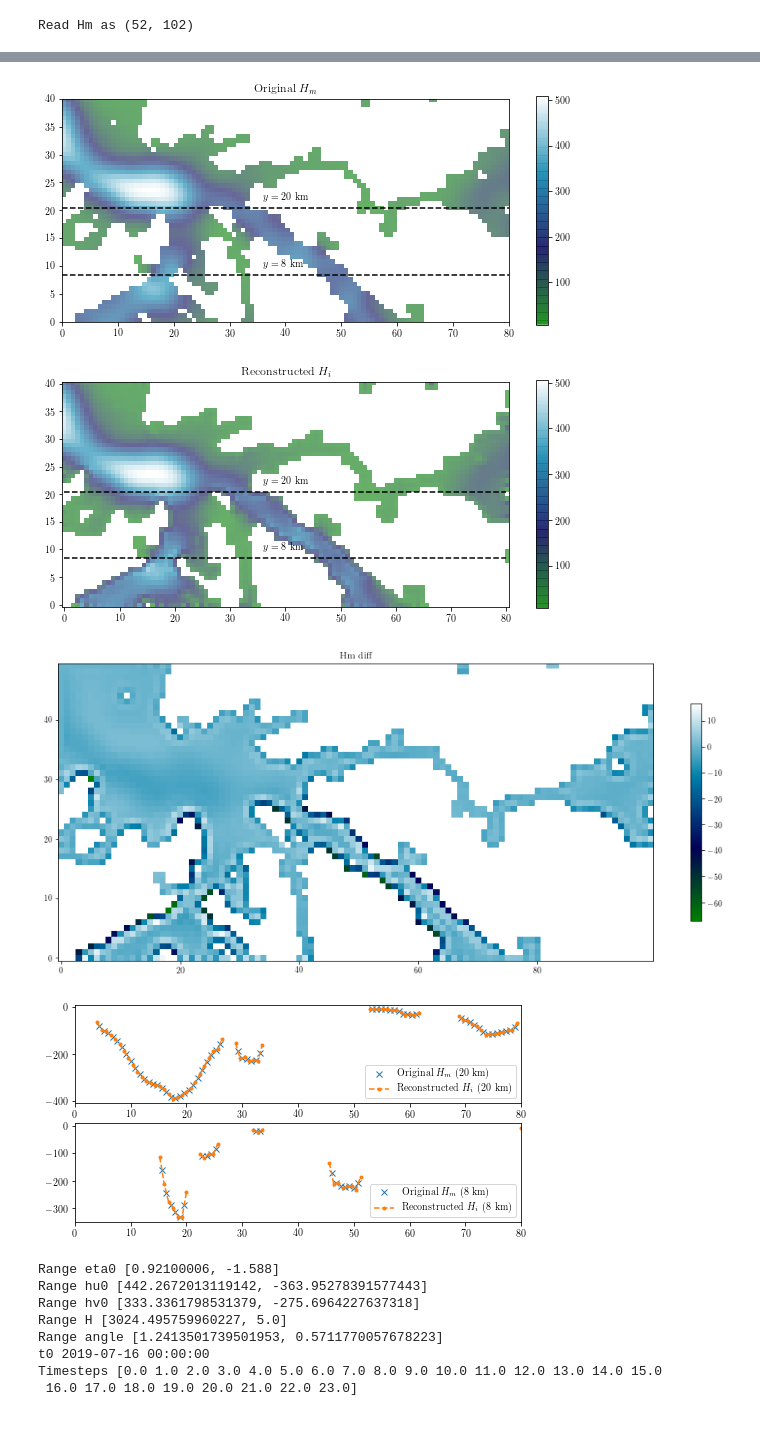
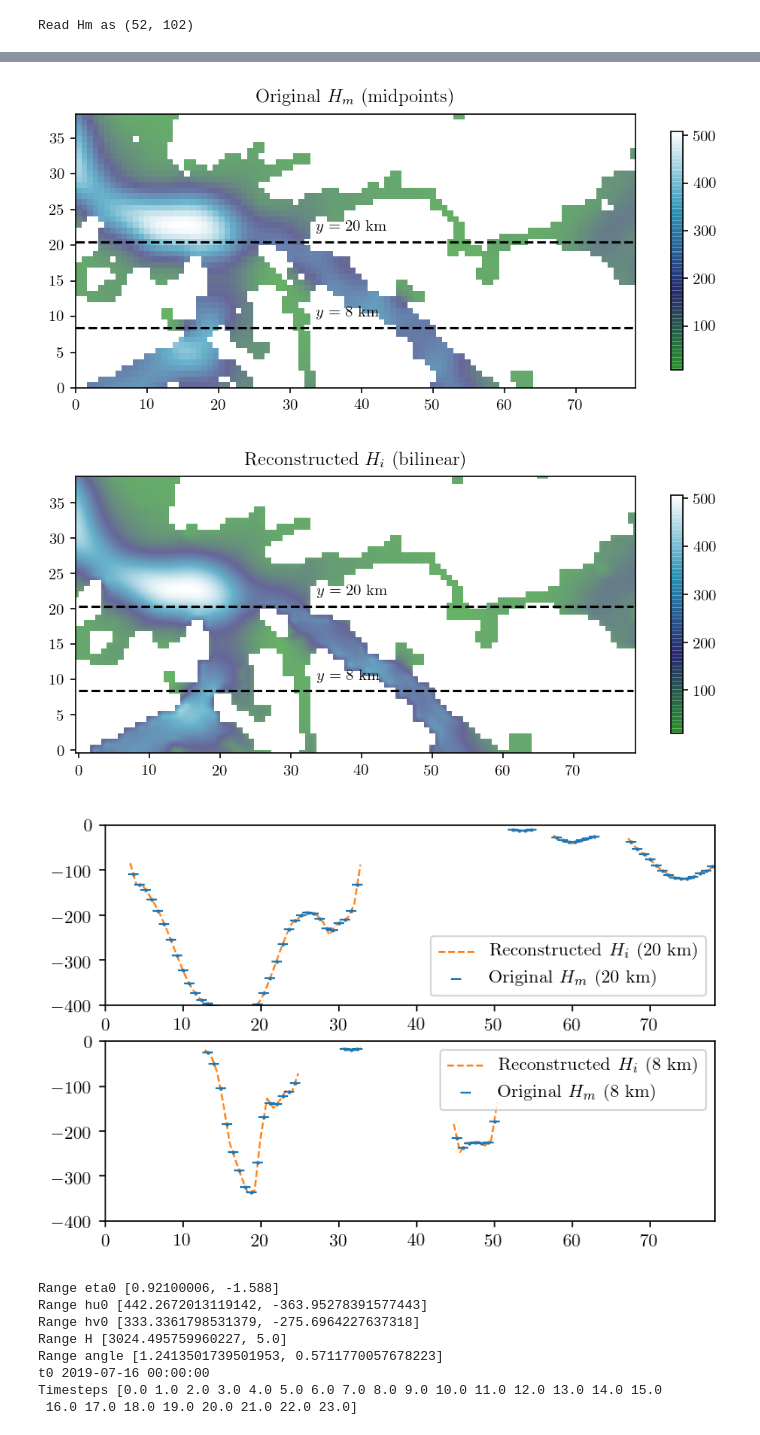
Before and after one commit to metno/gpu-ocean, a Jupyter notebook: gpu_ocean/demos/realisticSimulations/NorKyst800_misc_plots.ipynb, the cells around one changed output, grey strips where cells are left out. Drawn from its saved outputs; the diff is of its cells as text; code cells hidden in the pictures.

Commit message:
Bugfix resampling fo IC and plotting of erode land

```diff
--- a/gpu_ocean/demos/realisticSimulations/NorKyst800_misc_plots.ipynb
+++ b/gpu_ocean/demos/realisticSimulations/NorKyst800_misc_plots.ipynb
@@ -285,8 +285,8 @@ def setBwStyles(ax):
 # %%
 def plotMidpointsToIntersections(H_i, H_m, H_m_new, convergence):
 
-    nx = x1-x0
-    ny = y1-y0
+    nx = x1-x0-2
+    ny = y1-y0-2
     dx = 0.8#800.0/1000
     dy = 0.8#800.0/1000
 
@@ -295,7 +295,7 @@ def plotMidpointsToIntersections(H_i, H_m, H_m_new, convergence):
 
     tex_labels = {'l_1': 'l_1', 'l_2': 'l_2', 'l_inf': 'l_{\infty}'}
 
-    fig = plt.figure(figsize=(5,4))
+    fig = plt.figure(figsize=(4,3), dpi=150)
     setBwStyles(fig.gca())
     for l in ['l_1', 'l_2', 'l_inf']:
         plt.semilogy(np.linspace(0, len(convergence[l])-1, len(convergence[l])), convergence[l], label="$" + tex_labels[l] + "$")
@@ -305,41 +305,44 @@ def plotMidpointsToIntersections(H_i, H_m, H_m_new, convergence):
     plt.xlabel('Iteration')
     plt.title("Convergence")
     plt.legend()
-    plt.savefig("bathymetry_convergence.pdf")
+    plt.savefig("bathymetry_convergence.pdf", bbox_inches = "tight")
 
-    fig = plt.figure(figsize=(10,6))
+    fig = plt.figure(figsize=(8,4), dpi=150)
     plt.imshow(H_m_new, interpolation="None", origin='lower', cmap='ocean', extent=[0, nx*dx, 0, ny*dy], alpha=0.6)
     for line in lines:
-        plt.annotate("$y = {:.0f}$ km".format((line+0.5)*dy), (45*dx, (line+2.5)*dy))
+        plt.annotate("$y = {:.0f}$ km".format((line+0.5)*dy), (42*dx, (line+2.5)*dy))
         plt.plot([0, nx*dx], [(line+0.5)*dy, (line+0.5)*dy], 'k--')
     plt.colorbar(shrink=0.7)
-    plt.title("Original $H_m$")
-    plt.savefig("original_Hm.pdf")
+    plt.title("Original $H_m$ (midpoints)")
+    plt.savefig("original_Hm.pdf", bbox_inches = "tight")
 
-    fig = plt.figure(figsize=(10,6))
-    plt.imshow(H_i, interpolation="None", origin='lower', cmap='ocean', extent=[-0.5*dx, (nx+0.5)*dx, -0.5*dy, (ny+0.5)*dy], alpha=0.6)
+    fig = plt.figure(figsize=(8, 4), dpi=150)
+    plt.imshow(H_i, interpolation="bilinear", origin='lower', cmap='ocean', extent=[-0.5*dx, (nx+0.5)*dx, -0.5*dy, (ny+0.5)*dy], alpha=0.6)
     for line in lines:
-        plt.annotate("$y = {:.0f}$ km".format((line+0.5)*dy), (45*dx, (line+2.5)*dy))
+        plt.annotate("$y = {:.0f}$ km".format((line+0.5)*dy), (42*dx, (line+2.5)*dy))
         plt.plot([0, nx*dx], [(line+0.5)*dy, (line+0.5)*dy], 'k--')
     plt.colorbar(shrink=0.7)
-    plt.title("Reconstructed $H_i$")
-    plt.savefig("reconstructed_Hi.pdf")
+    plt.title("Reconstructed $H_i$ (bilinear)")
+    plt.savefig("reconstructed_Hi.pdf", bbox_inches = "tight")
 
-    fig = plt.figure(figsize=(16,8))
-    plt.imshow(H_m-H_m_new, interpolation="None", origin='lower', cmap='ocean')
-    plt.colorbar(shrink=0.6)
-    plt.title("Hm diff")
+    #fig = plt.figure(figsize=(16,8))
+    #plt.imshow(H_m-H_m_new, interpolation="None", origin='lower', cmap='ocean')
+    #plt.colorbar(shrink=0.6)
+    #plt.title("Hm diff")
 
-    fig = plt.figure(figsize=(8,4))
+    fig = plt.figure(figsize=(6,4), dpi=150)
     for i, j in enumerate(lines):
         plt.subplot(2,1,i+1)
         #plt.title("$y = {:.0f}$ km".format((j+0.5)*dy))
-        plt.plot(np.linspace(0.5*dx, (nx-0.5)*dx, nx), -H_m[j,:], 'x', label="Original $H_m$ ({:.0f} km)".format((j+0.5)*dy))
-        plt.plot(np.linspace(0, nx*dx, nx+1), -0.5*(H_i[j,:]+H_i[j+1,:]), '.--', label="Reconstructed $H_i$ ({:.0f} km)".format((j+0.5)*dy))
+        plt.plot(np.linspace(0, nx*dx, nx+1), -0.5*(H_i[j,:]+H_i[j+1,:]), '--', color='tab:orange', linewidth=1, label="Reconstructed $H_i$ ({:.0f} km)".format((j+0.5)*dy))
+        plt.plot(np.linspace(0.5*dx, (nx-0.5)*dx, nx), -H_m[j,:], '_', color='tab:blue', label="Original $H_m$ ({:.0f} km)".format((j+0.5)*dy))
+        plt.plot(np.linspace(0.5*dx, (nx-0.5)*dx, nx), -H_m[j,:], '.', color='tab:blue', markersize=2)
         #plt.plot(H_m_new[i,:], 'x', label='$R_' + str(i) + "$")
-        plt.legend(loc='lower right')
+        #plt.legend(loc='lower right')
+        plt.legend()
         plt.xlim([0, nx*dx])
-    plt.savefig("bathymetry_reconstruction.pdf")
+        plt.ylim([-400, 0])
+    plt.savefig("bathymetry_reconstruction.pdf", bbox_inches = "tight")
 
-plotMidpointsToIntersections(H_i, H_m, H_m_new, convergence)
+plotMidpointsToIntersections(H_i[1:-1, 1:-1], H_m[1:-1, 1:-1], H_m_new[1:-1, 1:-1], convergence)
 # %% [output]
@@ -347,7 +350,6 @@ plotMidpointsToIntersections(H_i, H_m, H_m_new, convergence)
-[figure, old version]
+[figure, new version]
-[figure, old version]
+[figure, new version]
-[figure, old version]
+[figure, new version]
-[figure, removed]
 # %%
 ic = NetCDFInitialization.getInitialConditions(source_url, x0, x1, y0, y1)
 # %%
```
Also changed, not shown: parts of 5 cells of this notebook, 9 other files.
